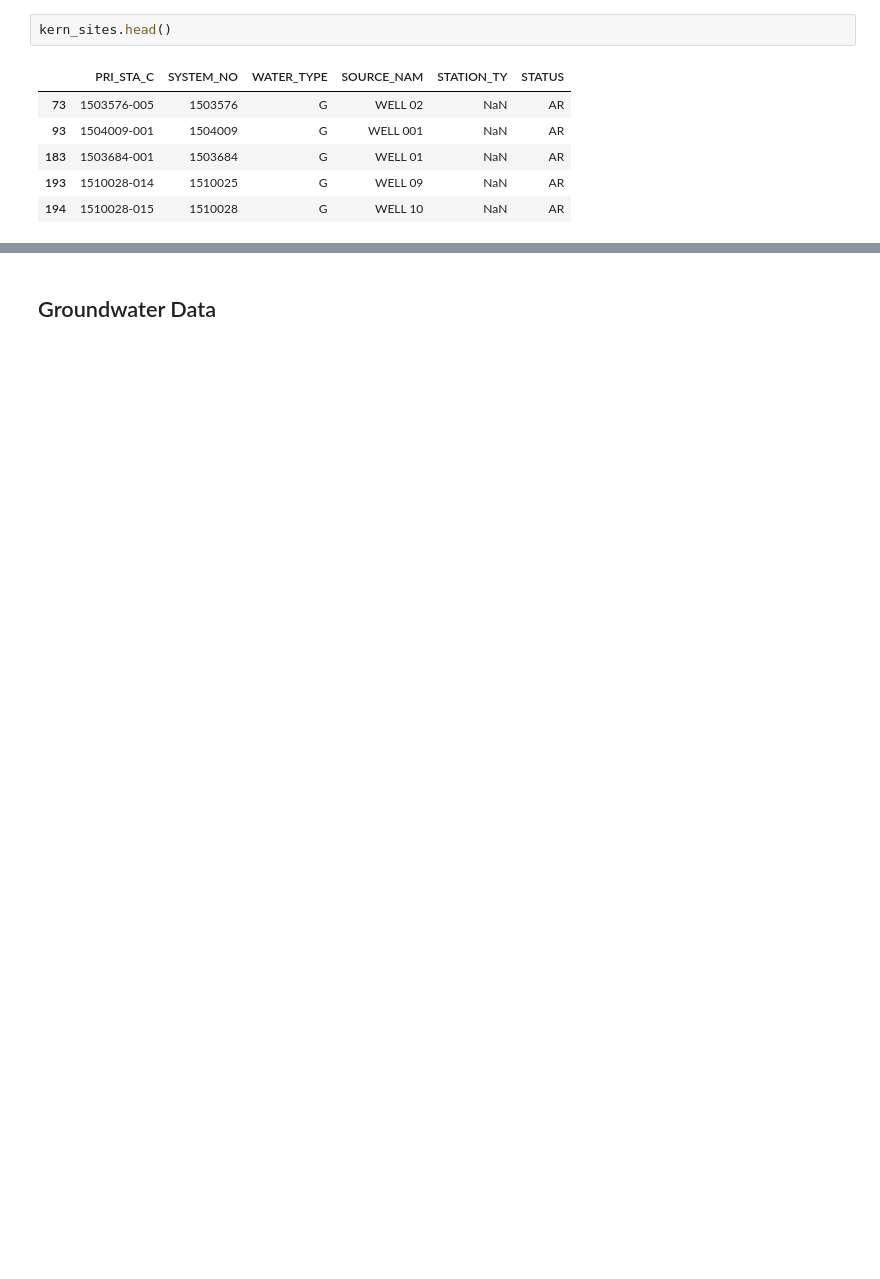
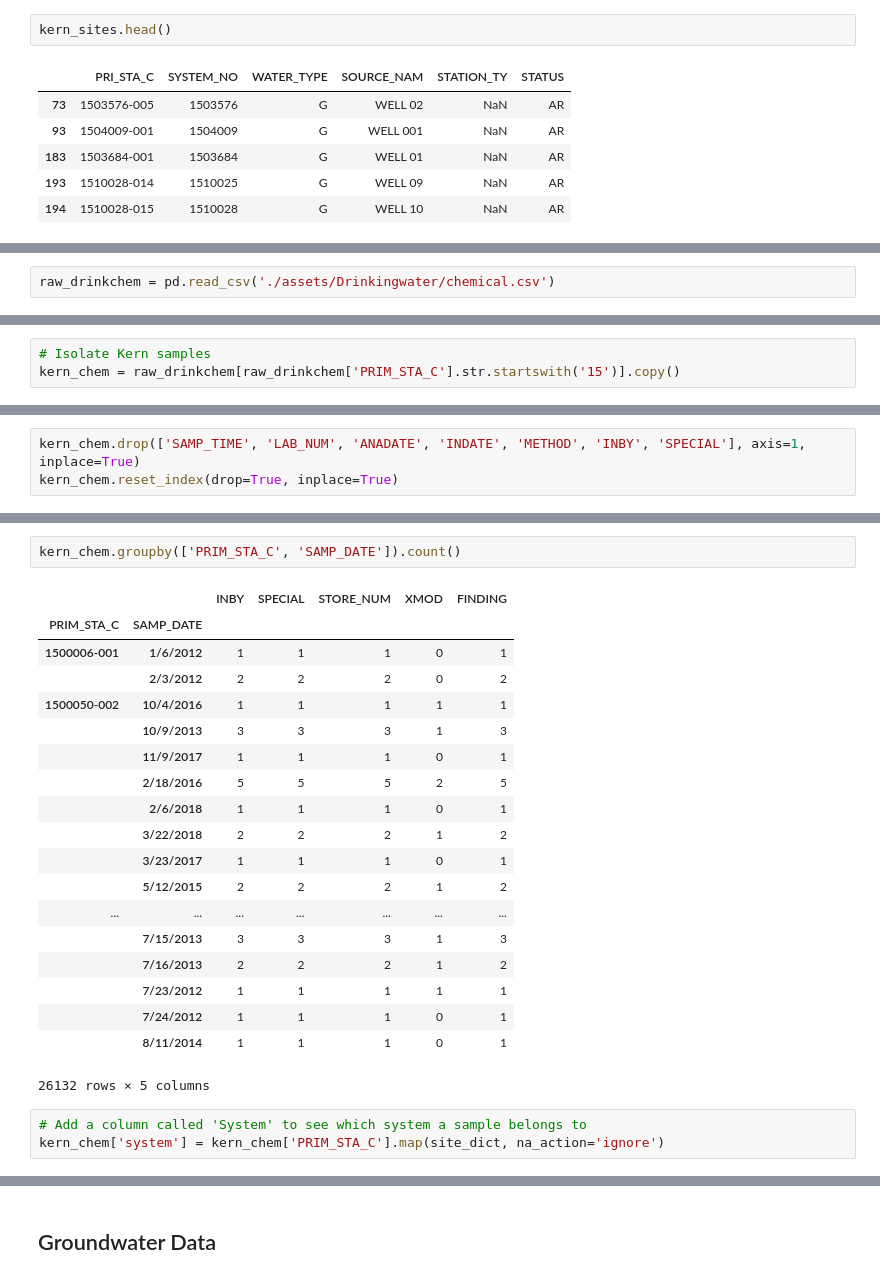
Before and after one commit to waterdatacollaborative/NicoleLook_Drinking-Water-Contaminant-Classification, a Jupyter notebook: Capstone.ipynb, the cells around one changed output, grey strips where cells are left out. Saved outputs shown, nothing was run; the diff lists cells and outputs as text; blank space fills up the shorter version.

```diff
--- a/Capstone.ipynb
+++ b/Capstone.ipynb
@@ -191,0 +134,2 @@ kern_sites.drop('WATER_TYPE', axis=1, inplace=True)
+# %%
+raw_drinkchem = pd.read_csv('./assets/Drinkingwater/chemical.csv')
@@ -191,0 +162,3 @@ kern_sites.drop('WATER_TYPE', axis=1, inplace=True)
+# %%
+# Isolate Kern samples
+kern_chem = raw_drinkchem[raw_drinkchem['PRIM_STA_C'].str.startswith('15')].copy()
@@ -191,0 +174,3 @@ kern_sites.drop('WATER_TYPE', axis=1, inplace=True)
+# %%
+kern_chem.drop(['SAMP_TIME', 'LAB_NUM', 'ANADATE', 'INDATE', 'METHOD', 'INBY', 'SPECIAL'], axis=1, inplace=True)
+kern_chem.reset_index(drop=True, inplace=True)
@@ -191,0 +205,25 @@ kern_sites.drop('WATER_TYPE', axis=1, inplace=True)
+# %%
+kern_chem.groupby(['PRIM_STA_C', 'SAMP_DATE']).count()
+# %% [output]
+|  |  | INBY | SPECIAL | STORE_NUM | XMOD | FINDING |
+| PRIM_STA_C | SAMP_DATE |  |  |  |  |  |
+| 1500006-001 | 1/6/2012 | 1 | 1 | 1 | 0 | 1 |
+|  | 2/3/2012 | 2 | 2 | 2 | 0 | 2 |
+| 1500050-002 | 10/4/2016 | 1 | 1 | 1 | 1 | 1 |
+|  | 10/9/2013 | 3 | 3 | 3 | 1 | 3 |
+|  | 11/9/2017 | 1 | 1 | 1 | 0 | 1 |
+|  | 2/18/2016 | 5 | 5 | 5 | 2 | 5 |
+|  | 2/6/2018 | 1 | 1 | 1 | 0 | 1 |
+|  | 3/22/2018 | 2 | 2 | 2 | 1 | 2 |
+|  | 3/23/2017 | 1 | 1 | 1 | 0 | 1 |
+|  | 5/12/2015 | 2 | 2 | 2 | 1 | 2 |
+| ... | ... | ... | ... | ... | ... | ... |
+|  | 7/15/2013 | 3 | 3 | 3 | 1 | 3 |
+|  | 7/16/2013 | 2 | 2 | 2 | 1 | 2 |
+|  | 7/23/2012 | 1 | 1 | 1 | 1 | 1 |
+|  | 7/24/2012 | 1 | 1 | 1 | 0 | 1 |
+|  | 8/11/2014 | 1 | 1 | 1 | 0 | 1 |
+26132 rows × 5 columns
+# %%
+# Add a column called 'System' to see which system a sample belongs to
+kern_chem['system'] = kern_chem['PRIM_STA_C'].map(site_dict, na_action='ignore')
```
Also changed, not shown: parts of 80 cells of this notebook.
